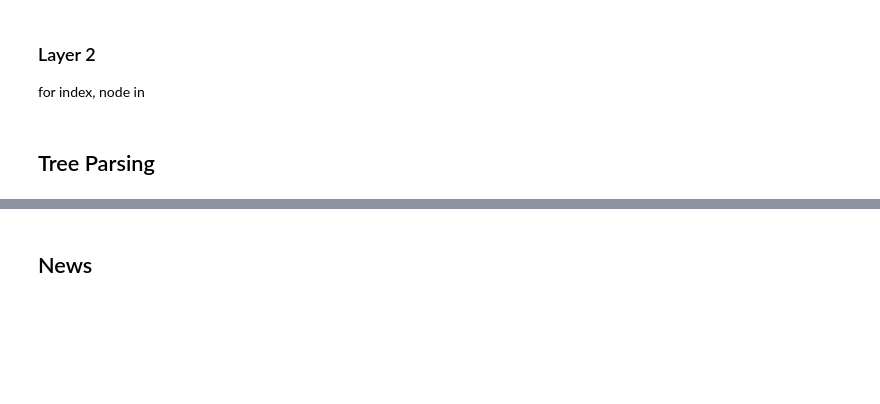
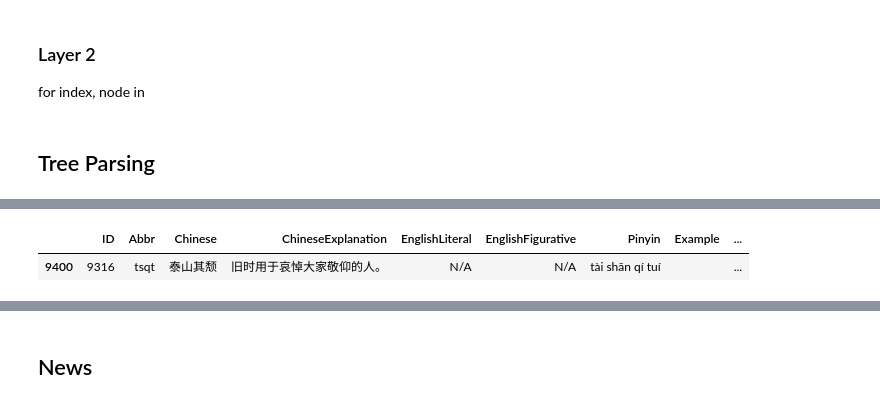
Before and after one commit to jamescavanagh/ccrs, a Jupyter notebook: nb/extract_data.ipynb, the cells around one changed output, grey strips where cells are left out. Saved outputs shown, nothing was run; the diff lists cells and outputs as text; code cells hidden in the pictures; blank space fills up the shorter version.

```diff
--- a/nb/extract_data.ipynb
+++ b/nb/extract_data.ipynb
@@ -737,0 +843,2 @@ df_hanzi_components.to_sql('hanzi_components',conn,if_exists='replace')
+# %%
+df_chengyu = pd.read_json(DATA_DIR/'chengyu_data.json')
@@ -737,0 +865,5 @@ df_hanzi_components.to_sql('hanzi_components',conn,if_exists='replace')
+# %%
+df_chengyu.sample()
+# %% [output]
+|  | ID | Abbr | Chinese | ChineseExplanation | EnglishLiteral | EnglishFigurative | Pinyin | Example | ... |
+| 9400 | 9316 | tsqt | 泰山其颓 | 旧时用于哀悼大家敬仰的人。 | N/A | N/A | tài shān qí tuí |  | ... |
```
Also changed, not shown: parts of 52 cells of this notebook, 5 other files.
